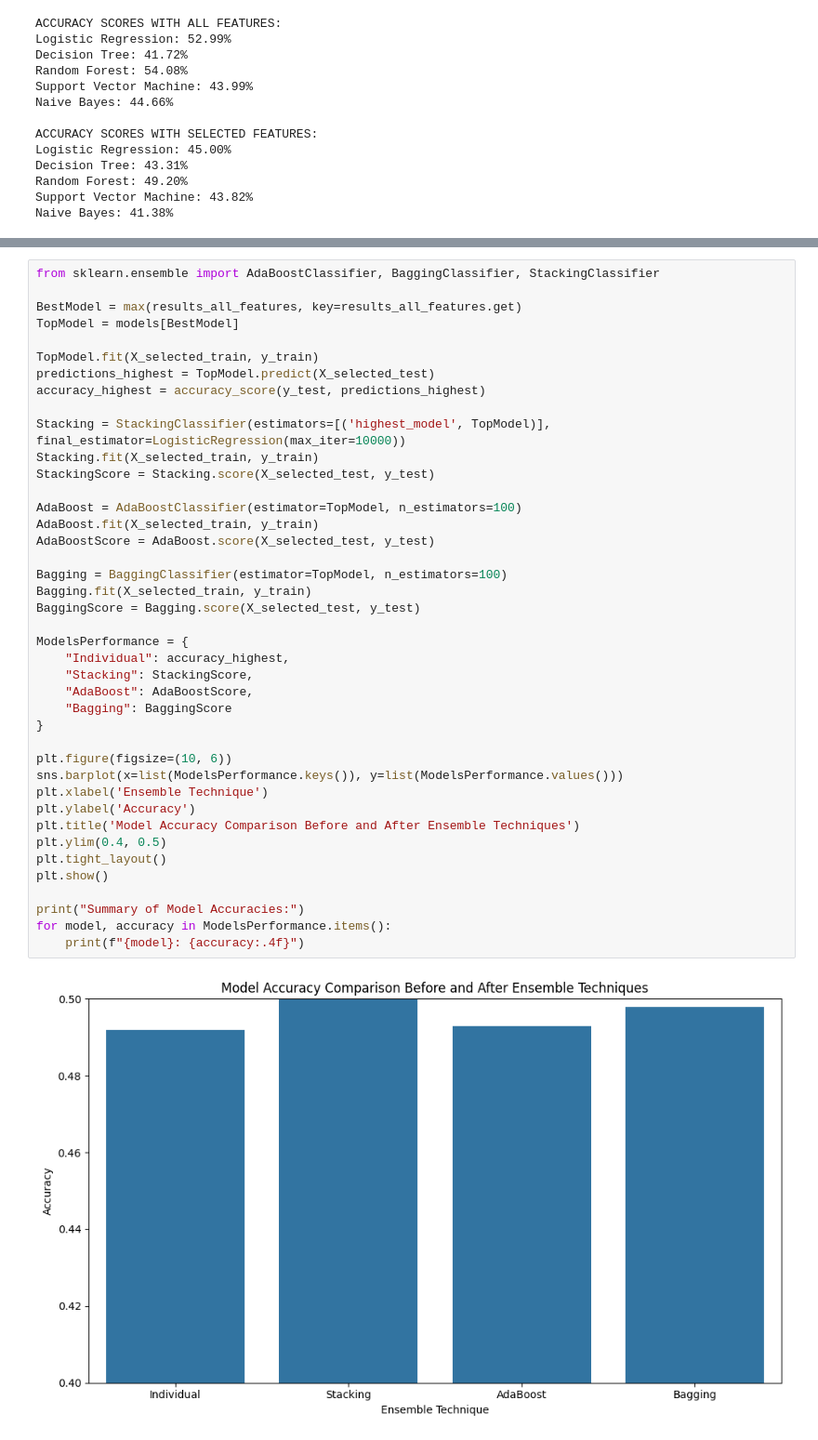
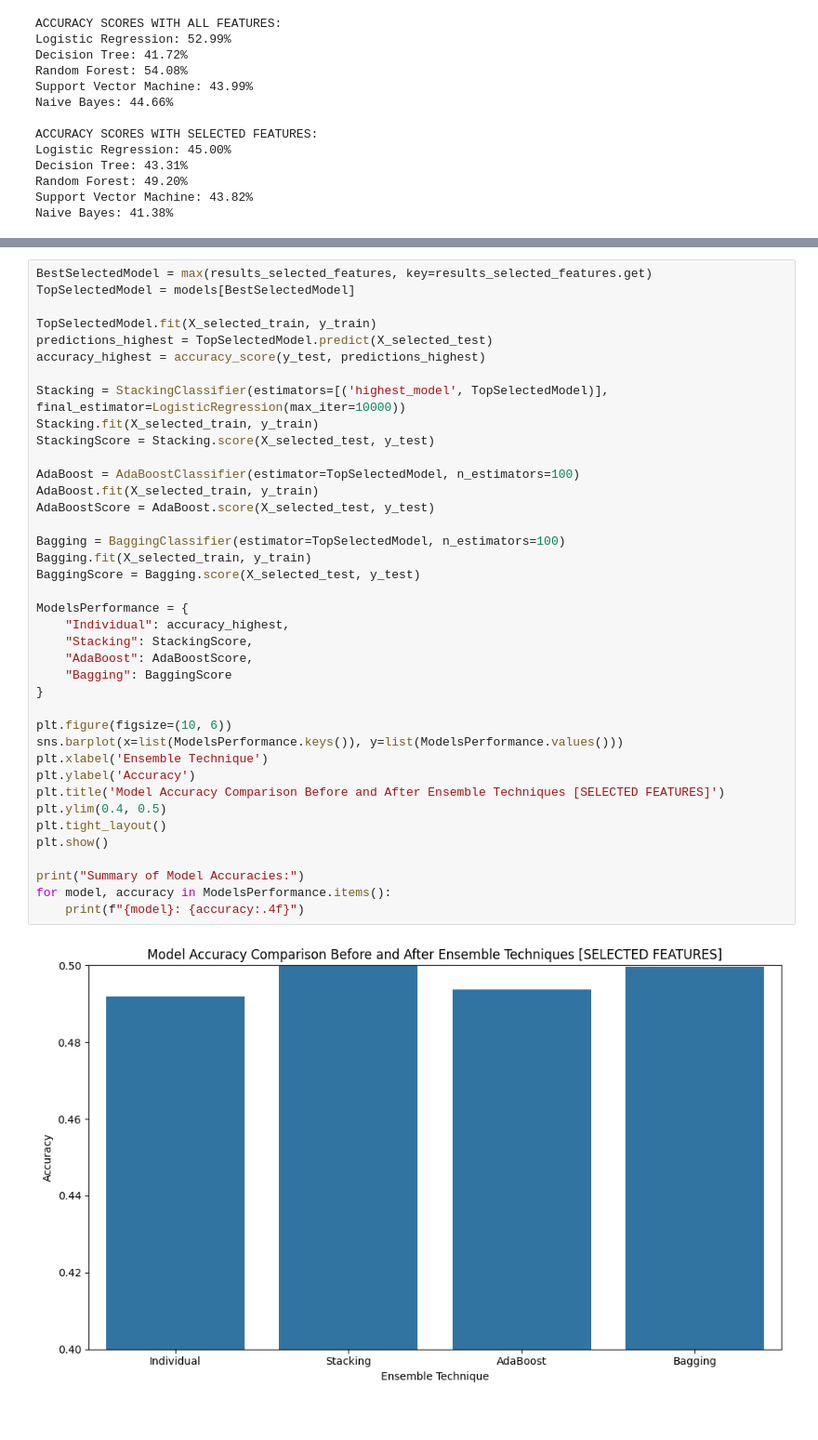
Before and after one commit to Jhimaque/LabExam2, a Jupyter notebook: LabExam2.ipynb, the cells around one changed output, grey strips where cells are left out. Shown at 93% size. Drawn from its saved outputs; the diff is of its cells as text.

```diff
--- a/LabExam2.ipynb
+++ b/LabExam2.ipynb
@@ -226,46 +271,44 @@ Naive Bayes: 41.38%
 # %%
-from sklearn.ensemble import AdaBoostClassifier, BaggingClassifier, StackingClassifier
+BestSelectedModel = max(results_selected_features, key=results_selected_features.get)
+TopSelectedModel = models[BestSelectedModel]
 
-BestModel = max(results_all_features, key=results_all_features.get)
-TopModel = models[BestModel]
-
-TopModel.fit(X_selected_train, y_train)
-predictions_highest = TopModel.predict(X_selected_test)
+TopSelectedModel.fit(X_selected_train, y_train)
+predictions_highest = TopSelectedModel.predict(X_selected_test)
 accuracy_highest = accuracy_score(y_test, predictions_highest)
 
-Stacking = StackingClassifier(estimators=[('highest_model', TopModel)], final_estimator=LogisticRegression(max_iter=10000))
+Stacking = StackingClassifier(estimators=[('highest_model', TopSelectedModel)], final_estimator=LogisticRegression(max_iter=10000))
 Stacking.fit(X_selected_train, y_train)
 StackingScore = Stacking.score(X_selected_test, y_test)
 
-AdaBoost = AdaBoostClassifier(estimator=TopModel, n_estimators=100)
+AdaBoost = AdaBoostClassifier(estimator=TopSelectedModel, n_estimators=100)
 AdaBoost.fit(X_selected_train, y_train)
 AdaBoostScore = AdaBoost.score(X_selected_test, y_test)
 
-Bagging = BaggingClassifier(estimator=TopModel, n_estimators=100)
+Bagging = BaggingClassifier(estimator=TopSelectedModel, n_estimators=100)
 Bagging.fit(X_selected_train, y_train)
 BaggingScore = Bagging.score(X_selected_test, y_test)
 
 ModelsPerformance = {
     "Individual": accuracy_highest,
     "Stacking": StackingScore,
     "AdaBoost": AdaBoostScore,
     "Bagging": BaggingScore
 }
 
 plt.figure(figsize=(10, 6))
 sns.barplot(x=list(ModelsPerformance.keys()), y=list(ModelsPerformance.values()))
 plt.xlabel('Ensemble Technique')
 plt.ylabel('Accuracy')
-plt.title('Model Accuracy Comparison Before and After Ensemble Techniques')
+plt.title('Model Accuracy Comparison Before and After Ensemble Techniques [SELECTED FEATURES]')
 plt.ylim(0.4, 0.5)
 plt.tight_layout()
 plt.show()
 
 print("Summary of Model Accuracies:")
 for model, accuracy in ModelsPerformance.items():
     print(f"{model}: {accuracy:.4f}")
 # %% [output]
-[figure, old version]
+[figure, new version]
 Summary of Model Accuracies:
 Individual: 0.4920
 Stacking: 0.5029
```
Also changed, not shown: parts of 4 cells of this notebook.
